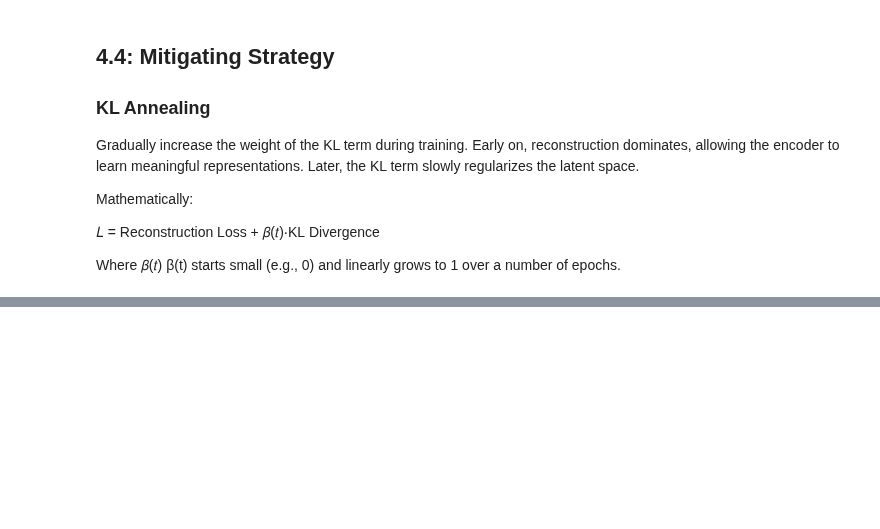
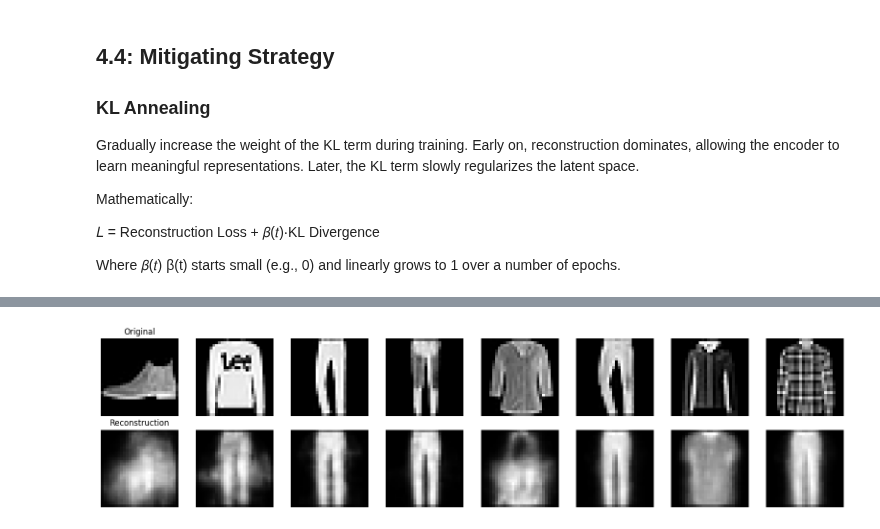
Before and after one commit to tk1475/ATML-PA0, a Jupyter notebook: notebooks/task4.ipynb, the cells around one changed output, grey strips where cells are left out. Drawn from its saved outputs; the diff is of its cells as text; code cells hidden in the pictures; blank space fills up the shorter version.

```diff
--- a/notebooks/task4.ipynb
+++ b/notebooks/task4.ipynb
@@ -301,0 +317,36 @@ Epoch [2/20] | Train Loss: 24.2976 | Val Loss: 24.2812 | Recon: 0.0003 | KL: 0.0
+# %%
+import matplotlib.pyplot as plt
+import os
+
+def plot_reconstructions(model, data_loader, device, n_images=8, save_path="reconstructions.png"):
+    model.eval()
+    x, _ = next(iter(data_loader))  # grab a batch
+    x = x.to(device)
+    with torch.no_grad():
+        recon_x, _, _ = model(x)
+
+    x = x.cpu()
+    recon_x = recon_x.cpu()
+
+    plt.figure(figsize=(n_images * 2, 4))
+    for i in range(n_images):
+        # Original
+        plt.subplot(2, n_images, i + 1)
+        plt.imshow(x[i].permute(1,2,0) if x[i].shape[0]==3 else x[i][0], cmap="gray")
+        plt.axis('off')
+        if i == 0: plt.title("Original")
+
+        # Reconstruction
+        plt.subplot(2, n_images, i + 1 + n_images)
+        plt.imshow(recon_x[i].permute(1,2,0) if recon_x[i].shape[0]==3 else recon_x[i][0], cmap="gray")
+        plt.axis('off')
+        if i == 0: plt.title("Reconstruction")
+
+    plt.tight_layout()
+    plt.savefig(save_path)
+    plt.show()
+
+# Usage after training or per epoch
+plot_reconstructions(model, test_loader, device, n_images=8, save_path="recon_epoch_final.png")
+# %% [output]
+[figure, added]
```
Also changed, not shown: parts of 1 cell of this notebook.
